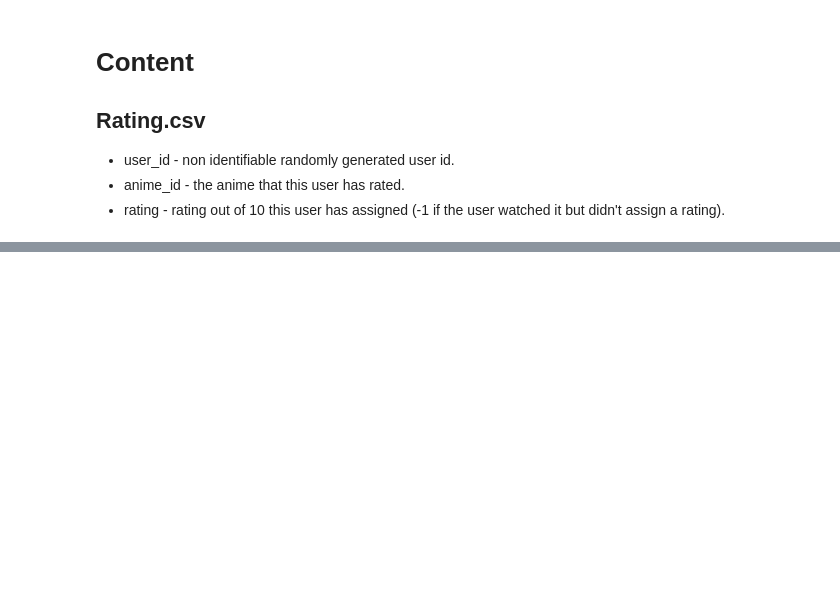
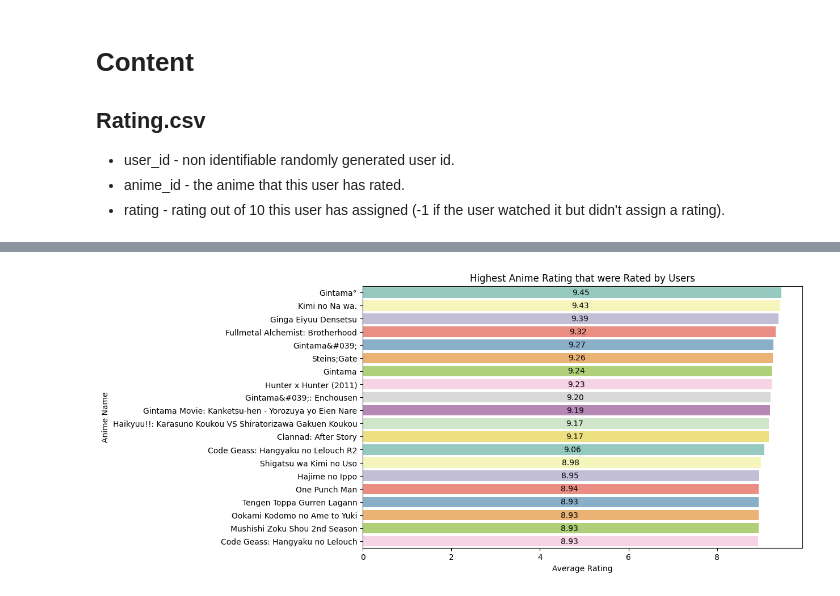
Before and after one commit to QTelesGabriel/Anime-Search, a Jupyter notebook: backend/data_processing/exploration.ipynb, the cells around one changed output, grey strips where cells are left out. Saved outputs shown, nothing was run; the diff lists cells and outputs as text; code cells hidden in the pictures; blank space fills up the shorter version.

```diff
--- a/backend/data_processing/exploration.ipynb
+++ b/backend/data_processing/exploration.ipynb
@@ -118,5 +50,0 @@ Name: count, dtype: int64
-# %%
-# Considering that the data will be used to do a recommendation system based on colaborative filtering, the rows with the value -1 aren't needed
-index = df[df['rating'] == -1].index
-df = df.drop(index)
-df['rating'].value_counts()
@@ -175,0 +139,29 @@ df.to_csv('../data/final_rating.csv', index=False)
+# %%
+most_highest_rating_anime = rating_df.groupby(by = 'anime_id')['rating'].mean()
+
+dict = {
+    'anime_id' : most_highest_rating_anime.index.tolist(),
+    'frequency' : most_rated_anime.values.tolist(),
+    'avg_rating' : most_highest_rating_anime.values.tolist()
+}
+
+df = pd.DataFrame(dict)
+# %%
+df = df[df['frequency'] >= 100]
+
+df = df.sort_values(by = ['avg_rating', 'frequency'], ascending=False).head(20)
+df = pd.merge(left = anime_df[['anime_id', 'name']], right = df, how = 'right', on = 'anime_id')
+# %%
+plt.figure(figsize=(10, 6))
+ax = sns.barplot(x = df['avg_rating'], y = df['name'], orient = 'h', hue = df['name'], palette = 'Set3')
+
+for index, row in df.iterrows():
+    ax.text(x = row['avg_rating'] / 2, y = index, s = f'{row["avg_rating"]:.2f}', va = 'center', ha = 'left', color = 'black')
+
+plt.xlabel('Average Rating')
+plt.ylabel('Anime Name')
+plt.title('Highest Anime Rating that were Rated by Users')
+
+plt.show()
+# %% [output]
+[figure, added]
```
Also changed, not shown: parts of 23 cells of this notebook.
